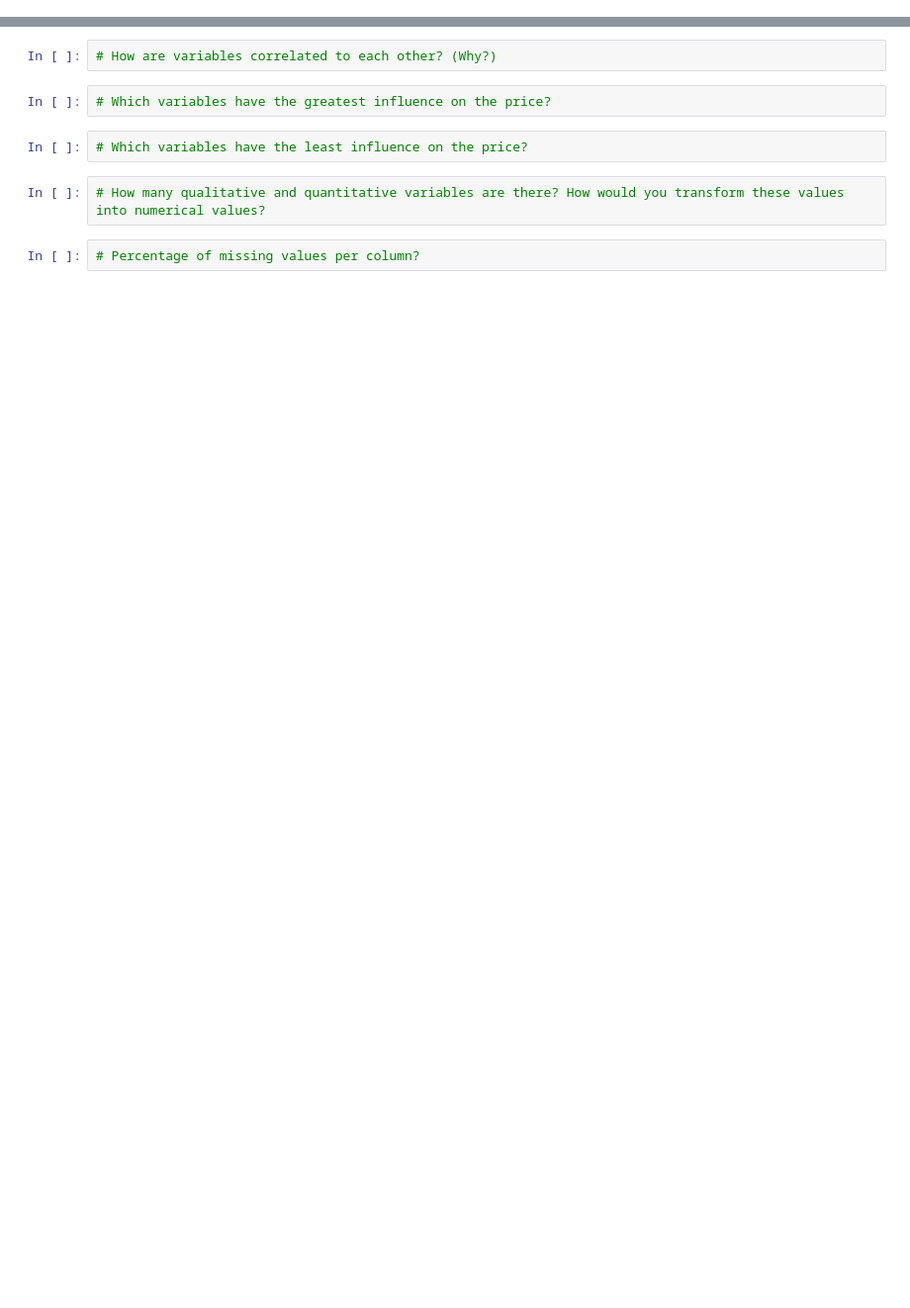
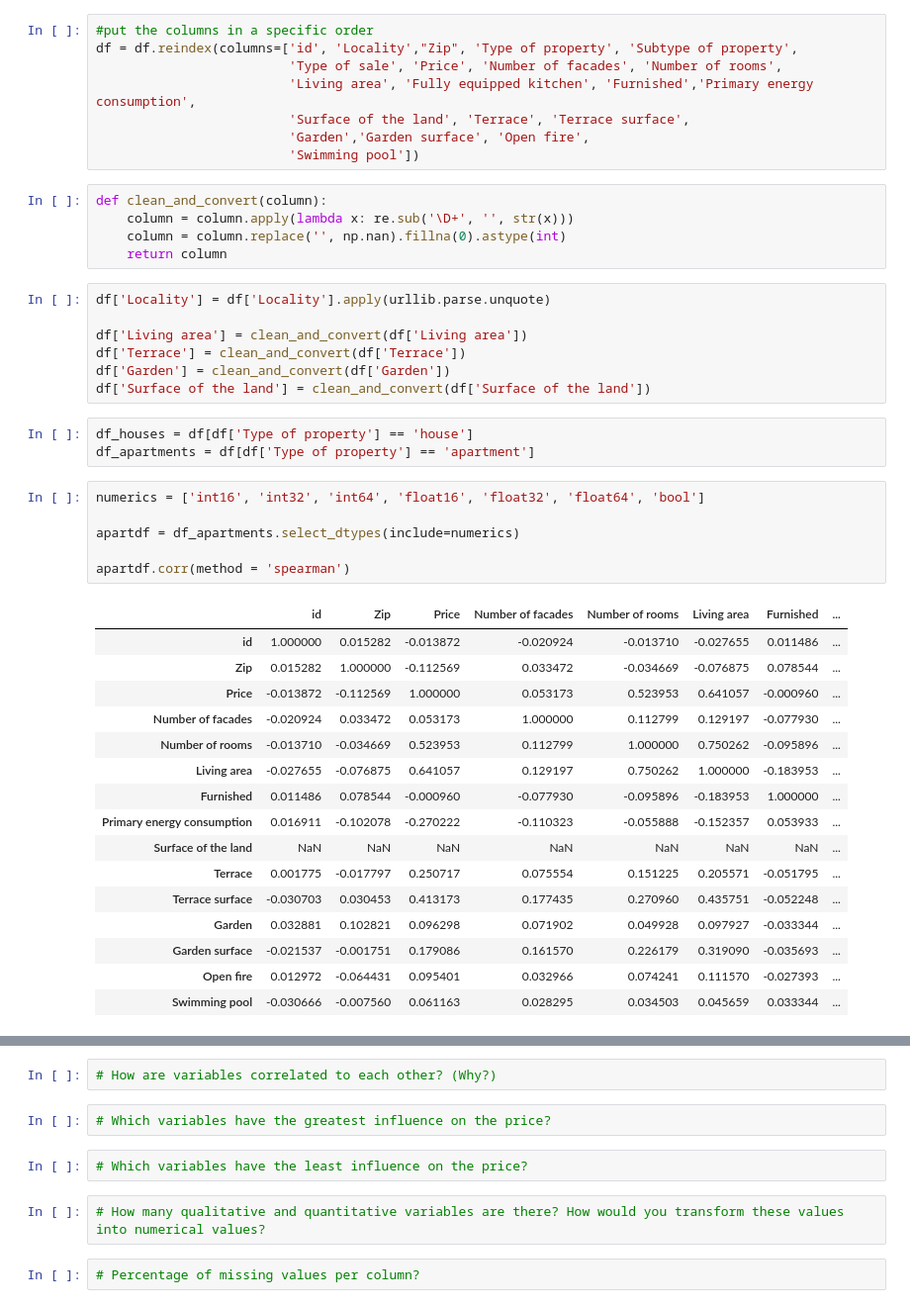
Before and after one commit to melikkekaya/challenge-data-analysis, a Jupyter notebook: sarkisvisual.ipynb, the cells around one changed output, grey strips where cells are left out. Shown at 99% size. Saved outputs shown, nothing was run; the diff lists cells and outputs as text; blank space fills up the shorter version.

```diff
--- a/sarkisvisual.ipynb
+++ b/sarkisvisual.ipynb
@@ -15,0 +35,46 @@ Number of columns: 21
+# %%
+#put the columns in a specific order
+df = df.reindex(columns=['id', 'Locality',"Zip", 'Type of property', 'Subtype of property',
+                         'Type of sale', 'Price', 'Number of facades', 'Number of rooms',
+                         'Living area', 'Fully equipped kitchen', 'Furnished','Primary energy consumption',
+                         'Surface of the land', 'Terrace', 'Terrace surface',
+                         'Garden','Garden surface', 'Open fire',
+                         'Swimming pool'])
+# %%
+def clean_and_convert(column):
+    column = column.apply(lambda x: re.sub('\D+', '', str(x)))
+    column = column.replace('', np.nan).fillna(0).astype(int)
+    return column
+# %%
+df['Locality'] = df['Locality'].apply(urllib.parse.unquote)
+
+df['Living area'] = clean_and_convert(df['Living area'])
+df['Terrace'] = clean_and_convert(df['Terrace'])
+df['Garden'] = clean_and_convert(df['Garden'])
+df['Surface of the land'] = clean_and_convert(df['Surface of the land'])
+# %%
+df_houses = df[df['Type of property'] == 'house']
+df_apartments = df[df['Type of property'] == 'apartment']
+# %%
+numerics = ['int16', 'int32', 'int64', 'float16', 'float32', 'float64', 'bool']
+
+apartdf = df_apartments.select_dtypes(include=numerics)
+
+apartdf.corr(method = 'spearman')
+# %% [output]
+|  | id | Zip | Price | Number of facades | Number of rooms | Living area | Furnished | ... |
+| id | 1.000000 | 0.015282 | -0.013872 | -0.020924 | -0.013710 | -0.027655 | 0.011486 | ... |
+| Zip | 0.015282 | 1.000000 | -0.112569 | 0.033472 | -0.034669 | -0.076875 | 0.078544 | ... |
+| Price | -0.013872 | -0.112569 | 1.000000 | 0.053173 | 0.523953 | 0.641057 | -0.000960 | ... |
+| Number of facades | -0.020924 | 0.033472 | 0.053173 | 1.000000 | 0.112799 | 0.129197 | -0.077930 | ... |
+| Number of rooms | -0.013710 | -0.034669 | 0.523953 | 0.112799 | 1.000000 | 0.750262 | -0.095896 | ... |
+| Living area | -0.027655 | -0.076875 | 0.641057 | 0.129197 | 0.750262 | 1.000000 | -0.183953 | ... |
+| Furnished | 0.011486 | 0.078544 | -0.000960 | -0.077930 | -0.095896 | -0.183953 | 1.000000 | ... |
+| Primary energy consumption | 0.016911 | -0.102078 | -0.270222 | -0.110323 | -0.055888 | -0.152357 | 0.053933 | ... |
+| Surface of the land | NaN | NaN | NaN | NaN | NaN | NaN | NaN | ... |
+| Terrace | 0.001775 | -0.017797 | 0.250717 | 0.075554 | 0.151225 | 0.205571 | -0.051795 | ... |
+| Terrace surface | -0.030703 | 0.030453 | 0.413173 | 0.177435 | 0.270960 | 0.435751 | -0.052248 | ... |
+| Garden | 0.032881 | 0.102821 | 0.096298 | 0.071902 | 0.049928 | 0.097927 | -0.033344 | ... |
+| Garden surface | -0.021537 | -0.001751 | 0.179086 | 0.161570 | 0.226179 | 0.319090 | -0.035693 | ... |
+| Open fire | 0.012972 | -0.064431 | 0.095401 | 0.032966 | 0.074241 | 0.111570 | -0.027393 | ... |
+| Swimming pool | -0.030666 | -0.007560 | 0.061163 | 0.028295 | 0.034503 | 0.045659 | 0.033344 | ... |
```
Also changed, not shown: parts of 9 cells of this notebook.
